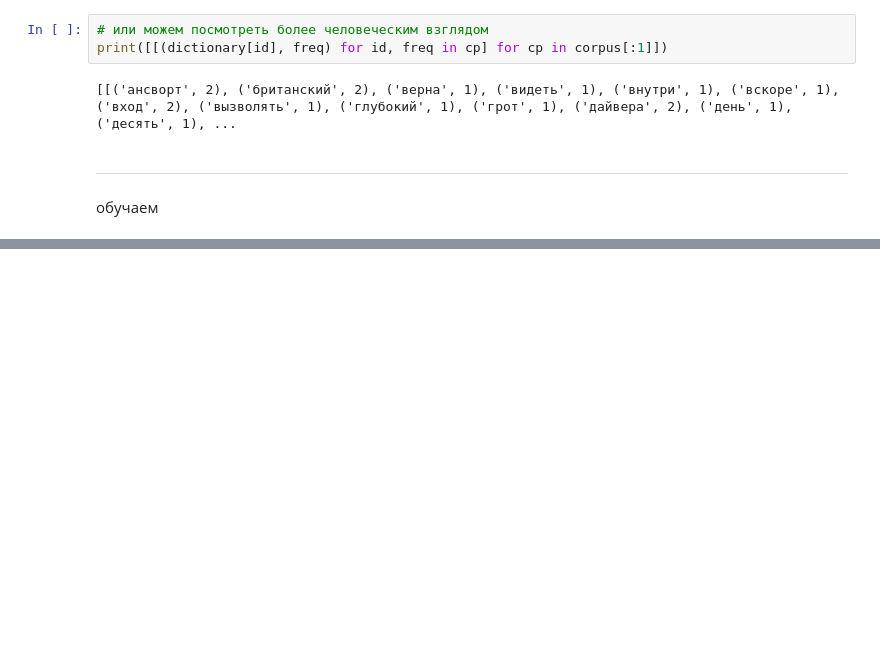
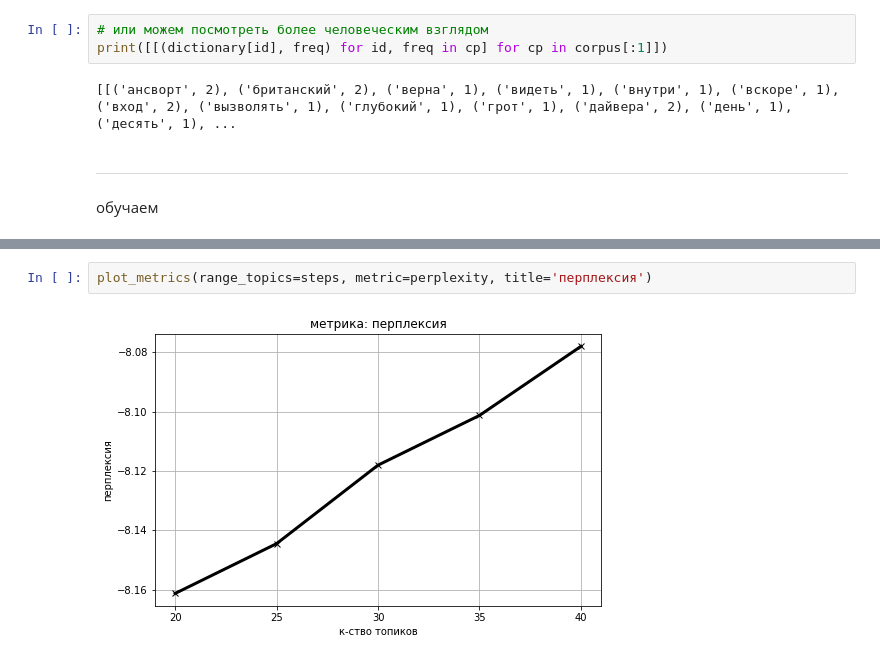
Before and after one commit to vetedde/proj_news_viz, a Jupyter notebook: nlp/references/techarticle/topic_modeling/tp-gensim.ipynb, the cells around one changed output, grey strips where cells are left out. Cells and saved outputs as stored; diff of their text form; blank space fills up the shorter version.

```diff
--- a/nlp/references/techarticle/topic_modeling/tp-gensim.ipynb
+++ b/nlp/references/techarticle/topic_modeling/tp-gensim.ipynb
@@ -195,0 +222,4 @@ pandas.core.series.Series
+# %%
+plot_metrics(range_topics=steps, metric=perplexity, title='перплексия')
+# %% [output]
+[figure, added]
```
Also changed, not shown: parts of 7 cells of this notebook.
